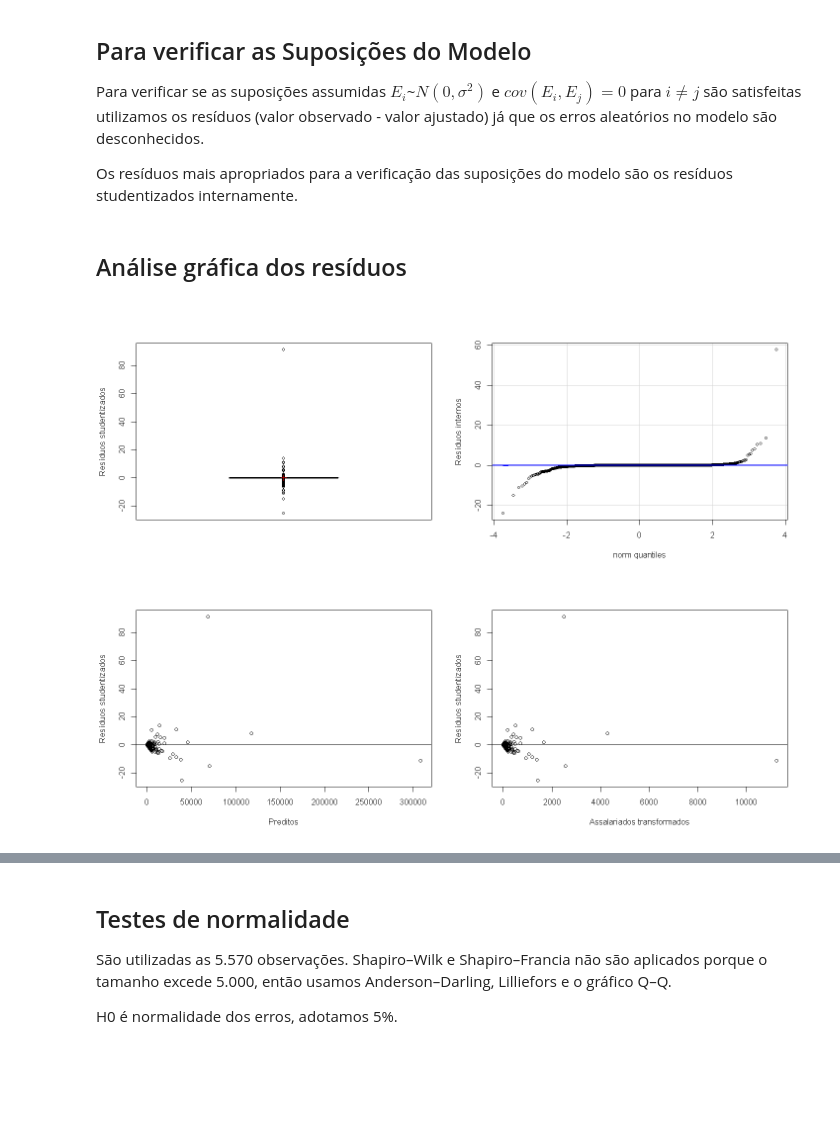
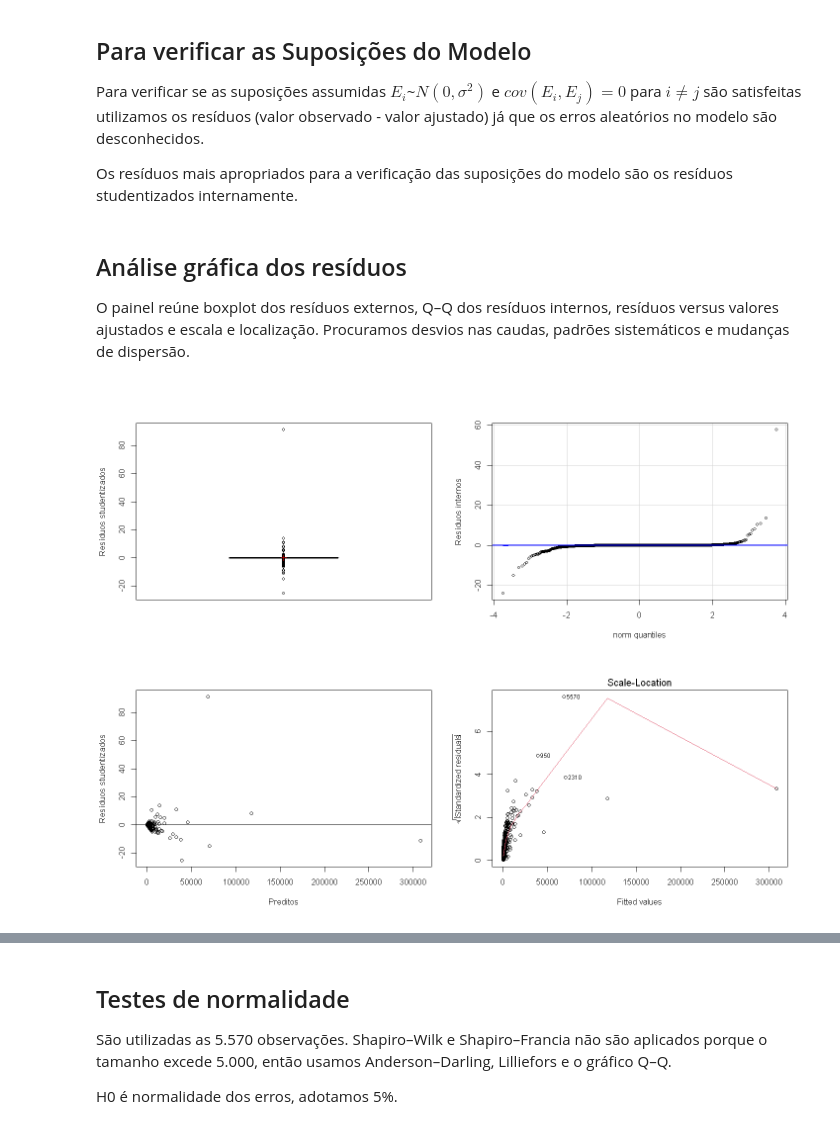
Before and after one commit to embertoni/TrabalhoFinal-IAR, a Jupyter notebook: parte1/entrega1_iar.ipynb, the cells around one changed output, grey strips where cells are left out. Saved outputs shown, nothing was run; the diff lists cells and outputs as text; code cells hidden in the pictures; blank space fills up the shorter version.

```diff
--- a/parte1/entrega1_iar.ipynb
+++ b/parte1/entrega1_iar.ipynb
@@ -335,7 +417,6 @@ F-statistic: 7.09e+05 on 1 and 5568 DF,  p-value: <2e-16
 # %% [markdown]
 ## Estimação de $\beta_0$ e $\beta_1$ na forma matricial
 # %%
-modelo <- lm(y~x)
 X<-model.matrix(modelo)
 head(X)
 
@@ -364,7 +445,6 @@ A matrix: 2 × 1 of type dbl
 Se as suposições do modelo são satisfeitas então o erro quadrático médio dos resíduos estima a variância dos erros
 e portanto, a raiz quadrada do erro quadrático médio dos resíduos estima o erro padrão dos erros.
 # %%
-modelo <- lm(y~x)
 QMRes <- anova(modelo)[["Mean Sq"]][2]
 QMRes
 # %% [output]
@@ -372,8 +452,7 @@ QMRes
 # %% [markdown]
 ## Estimação do erro padrão dos erros $\sigma$
 # %%
-modelo <- lm(y~x)
-raiz_QMRes <- sqrt(anova(modelo)[["Mean Sq"]][2])
+raiz_QMRes <- sqrt(QMRes)
 raiz_QMRes
 # %% [output]
 [1] 431.471
@@ -401,7 +480,6 @@ em que:
 
 No R, são calculados pela função `resid(modelo)`.
 # %%
-modelo <- lm(y~x)
 residuos<-resid(modelo)
 head(residuos)
 # %% [output]
@@ -506,23 +580,22 @@ Para verificar se as suposições assumidas $E_{i}$~$N(0,\sigma^{2})$ e $cov(E_{
 Os resíduos mais apropriados para a verificação das suposições do modelo são os resíduos studentizados internamente.
 # %% [markdown]
 ## Análise gráfica dos resíduos
+
+O painel reúne boxplot dos resíduos externos, Q–Q dos resíduos internos, resíduos versus valores ajustados e escala e localização. Procuramos desvios nas caudas, padrões sistemáticos e mudanças de dispersão.
 # %%
 preditos <- predict(modelo)
-residuos <- resid(modelo)
-r_studentizado <- rstudent(modelo)
 
 par(mfrow=c(2,2))
 boxplot(r_studentizado, ylab="Resíduos studentizados")
 points(mean(r_studentizado),col="red",pch=3)
 
 car::qqPlot(rstandard(modelo), envelope=0.95, ylab="Resíduos internos", id=FALSE)
 
 plot(preditos, r_studentizado, xlab="Preditos", ylab="Resíduos studentizados")
 abline(h=0)
 
-plot(x, r_studentizado, xlab="Assalariados transformados", ylab="Resíduos studentizados")
-abline(h=0)
+plot(modelo, which=3)  # Escala e localização: avaliar variância constante
 
 par(mfrow=c(1,1))
 # %% [output]
-[figure, old version]
+[figure, new version]
```
Also changed, not shown: parts of 31 cells of this notebook, 10 other files.
